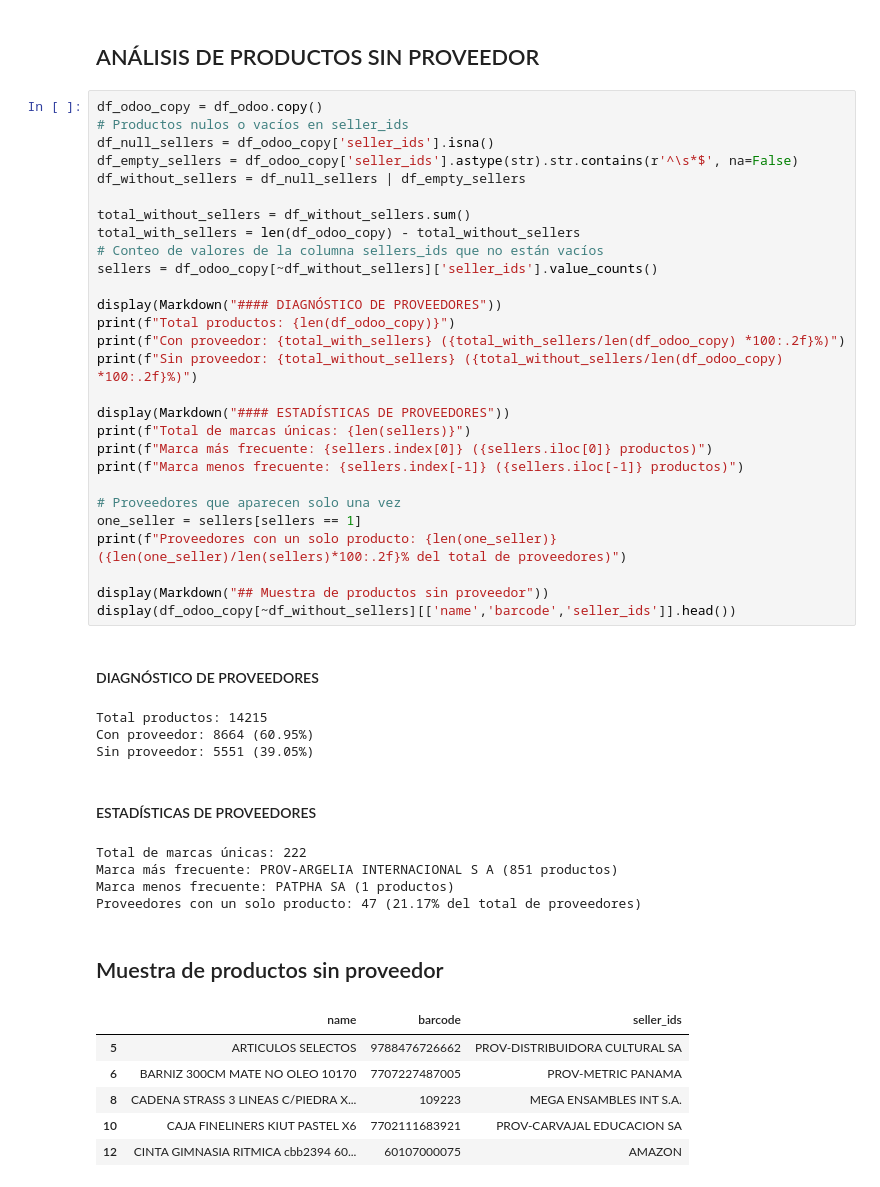
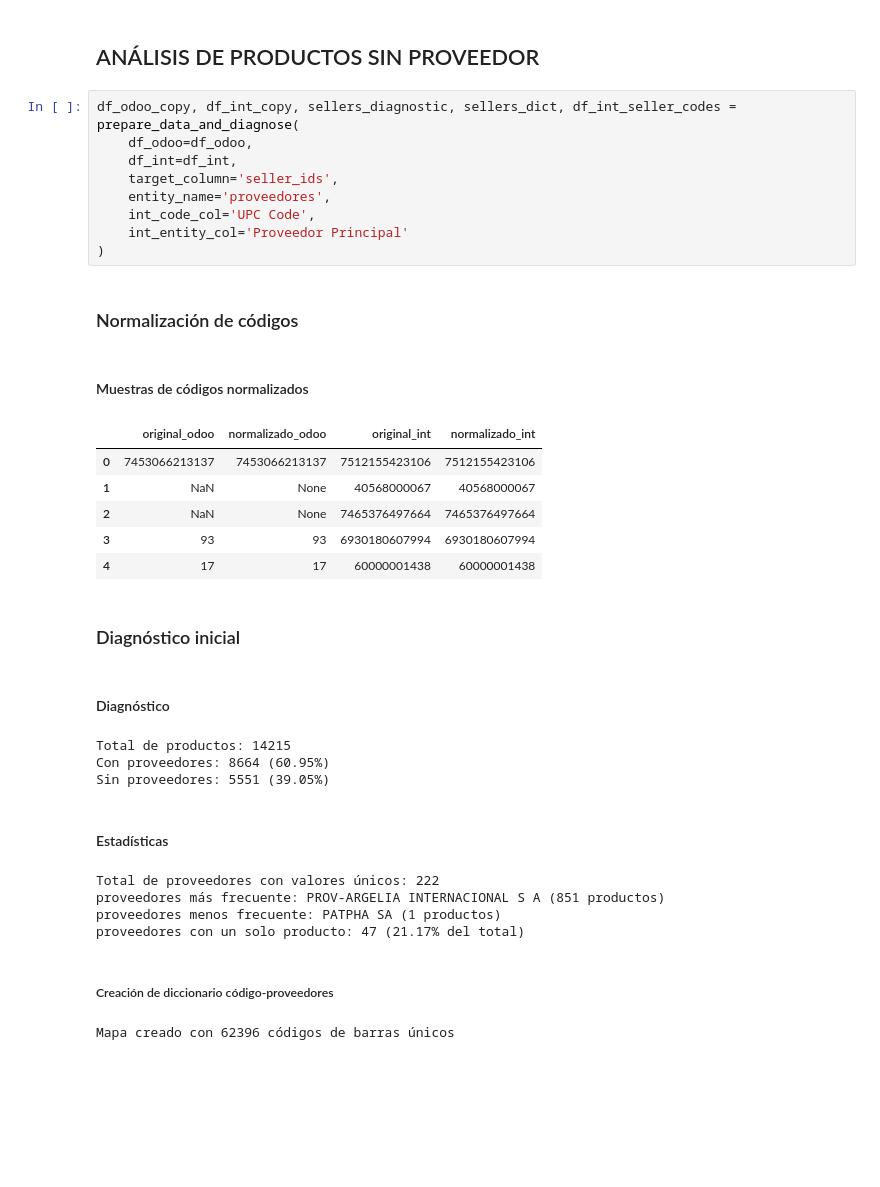
Before and after one commit to JahirCDev/ProjectStandardization, a Jupyter notebook: notebooks/OdooVendors.ipynb, the cells around one changed output. Saved outputs shown, nothing was run; the diff lists cells and outputs as text; blank space fills up the shorter version.

```diff
--- a/notebooks/OdooVendors.ipynb
+++ b/notebooks/OdooVendors.ipynb
@@ -52,47 +51,32 @@ df_int.head(5)
 # %% [markdown]
 ## ANÁLISIS DE PRODUCTOS SIN PROVEEDOR
 # %%
-df_odoo_copy = df_odoo.copy()
-# Productos nulos o vacíos en seller_ids
-df_null_sellers = df_odoo_copy['seller_ids'].isna()
-df_empty_sellers = df_odoo_copy['seller_ids'].astype(str).str.contains(r'^\s*$', na=False)
-df_without_sellers = df_null_sellers | df_empty_sellers
-
-total_without_sellers = df_without_sellers.sum()
-total_with_sellers = len(df_odoo_copy) - total_without_sellers
-# Conteo de valores de la columna sellers_ids que no están vacíos
-sellers = df_odoo_copy[~df_without_sellers]['seller_ids'].value_counts()
-
-display(Markdown("#### DIAGNÓSTICO DE PROVEEDORES"))
-print(f"Total productos: {len(df_odoo_copy)}")
-print(f"Con proveedor: {total_with_sellers} ({total_with_sellers/len(df_odoo_copy) *100:.2f}%)")
-print(f"Sin proveedor: {total_without_sellers} ({total_without_sellers/len(df_odoo_copy) *100:.2f}%)")
-
-display(Markdown("#### ESTADÍSTICAS DE PROVEEDORES"))
-print(f"Total de marcas únicas: {len(sellers)}")
-print(f"Marca más frecuente: {sellers.index[0]} ({sellers.iloc[0]} productos)")
-print(f"Marca menos frecuente: {sellers.index[-1]} ({sellers.iloc[-1]} productos)")
-
-# Proveedores que aparecen solo una vez
-one_seller = sellers[sellers == 1]
-print(f"Proveedores con un solo producto: {len(one_seller)} ({len(one_seller)/len(sellers)*100:.2f}% del total de proveedores)")
-
-display(Markdown("## Muestra de productos sin proveedor"))
-display(df_odoo_copy[~df_without_sellers][['name','barcode','seller_ids']].head())
+df_odoo_copy, df_int_copy, sellers_diagnostic, sellers_dict, df_int_seller_codes = prepare_data_and_diagnose(
+    df_odoo=df_odoo,
+    df_int=df_int,
+    target_column='seller_ids',
+    entity_name='proveedores',
+    int_code_col='UPC Code',
+    int_entity_col='Proveedor Principal'
+)
 # %% [output]
-#### DIAGNÓSTICO DE PROVEEDORES
+### Normalización de códigos
+#### Muestras de códigos normalizados
+|  | original_odoo | normalizado_odoo | original_int | normalizado_int |
+| 0 | 7453066213137 | 7453066213137 | 7512155423106 | 7512155423106 |
+| 1 | NaN | None | 40568000067 | 40568000067 |
+| 2 | NaN | None | 7465376497664 | 7465376497664 |
+| 3 | 93 | 93 | 6930180607994 | 6930180607994 |
+| 4 | 17 | 17 | 60000001438 | 60000001438 |
+### Diagnóstico inicial
+#### Diagnóstico
-Total productos: 14215
-Con proveedor: 8664 (60.95%)
-Sin proveedor: 5551 (39.05%)
+Total de productos: 14215
+Con proveedores: 8664 (60.95%)
+Sin proveedores: 5551 (39.05%)
-#### ESTADÍSTICAS DE PROVEEDORES
+#### Estadísticas
-Total de marcas únicas: 222
-Marca más frecuente: PROV-ARGELIA INTERNACIONAL S A (851 productos)
-Marca menos frecuente: PATPHA SA (1 productos)
-Proveedores con un solo producto: 47 (21.17% del total de proveedores)
+Total de proveedores con valores únicos: 222
+proveedores más frecuente: PROV-ARGELIA INTERNACIONAL S A (851 productos)
+proveedores menos frecuente: PATPHA SA (1 productos)
+proveedores con un solo producto: 47 (21.17% del total)
-## Muestra de productos sin proveedor
-|  | name | barcode | seller_ids |
-| 5 | ARTICULOS SELECTOS | 9788476726662 | PROV-DISTRIBUIDORA CULTURAL SA |
-| 6 | BARNIZ 300CM MATE NO OLEO 10170 | 7707227487005 | PROV-METRIC PANAMA |
-| 8 | CADENA STRASS 3 LINEAS C/PIEDRA X... | 109223 | MEGA ENSAMBLES INT S.A. |
-| 10 | CAJA FINELINERS KIUT PASTEL X6 | 7702111683921 | PROV-CARVAJAL EDUCACION SA |
-| 12 | CINTA GIMNASIA RITMICA cbb2394 60... | 60107000075 | AMAZON |
+##### Creación de diccionario código-proveedores
+Mapa creado con 62396 códigos de barras únicos
```
Also changed, not shown: parts of 10 cells of this notebook.
